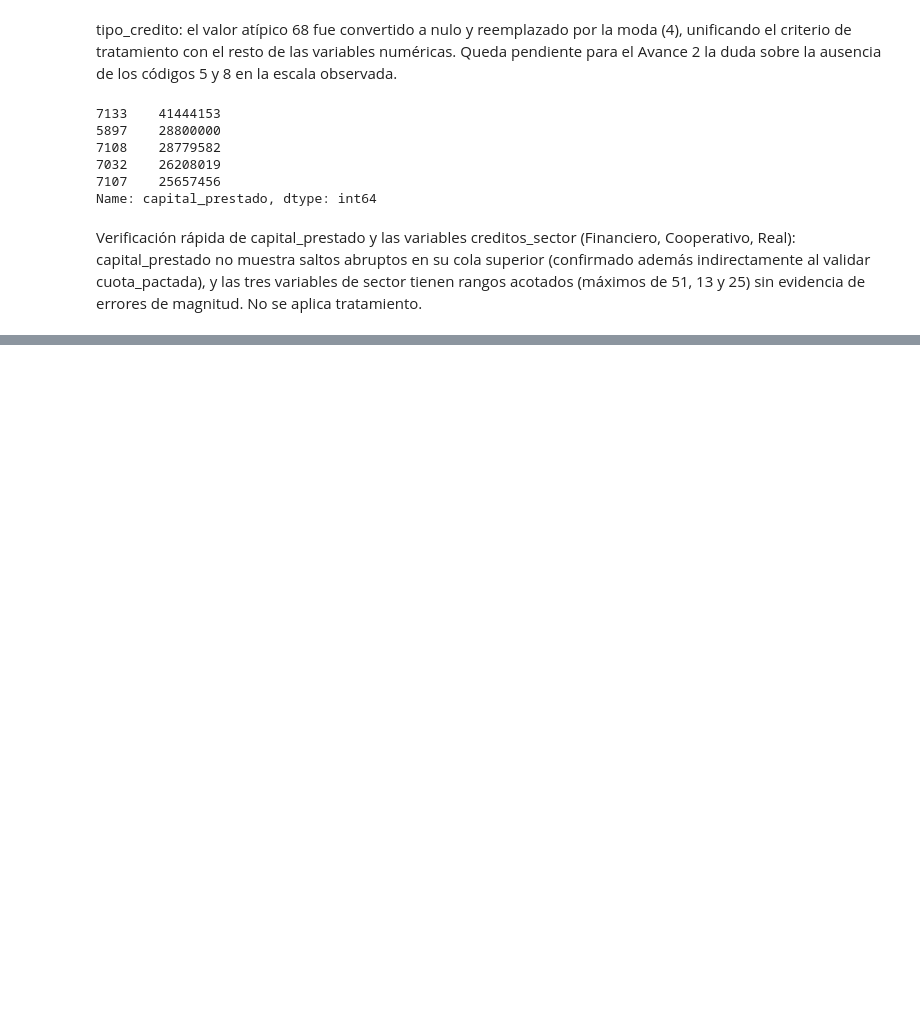
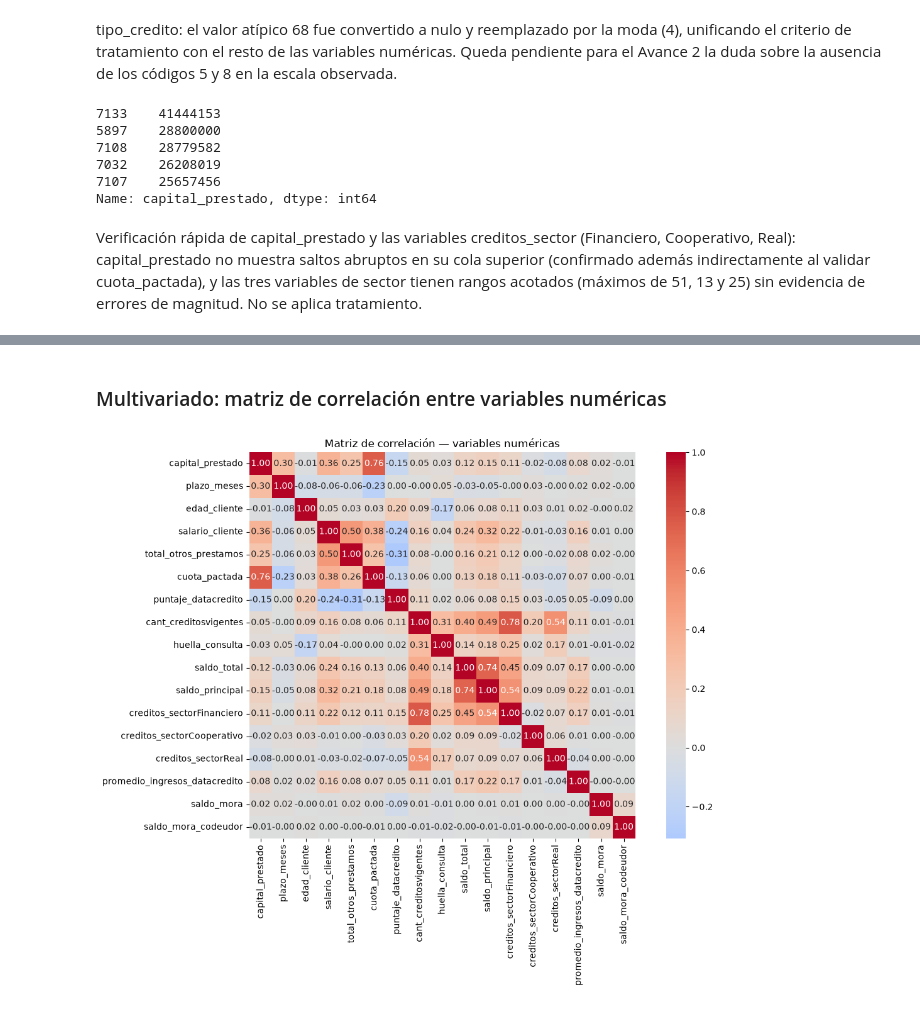
Before and after one commit to fdinelli/credit-risk-mlops, a Jupyter notebook: mlops_pipeline/src/comprension_eda.ipynb, the cells around one changed output, grey strips where cells are left out. Drawn from its saved outputs; the diff is of its cells as text; code cells hidden in the pictures; blank space fills up the shorter version.

Commit message:
feat: agrega analisis bivariado y multivariado al EDA (Avance 1)

```diff
--- a/mlops_pipeline/src/comprension_eda.ipynb
+++ b/mlops_pipeline/src/comprension_eda.ipynb
@@ -651,0 +658,10 @@ sin evidencia de errores de magnitud. No se aplica tratamiento.
+# %%
+numericas = ['capital_prestado', 'plazo_meses', 'edad_cliente', 'salario_cliente',
+             'total_otros_prestamos', 'cuota_pactada', 'puntaje_datacredito',
+             'cant_creditosvigentes', 'huella_consulta', 'saldo_total', 'saldo_principal',
+             'creditos_sectorFinanciero', 'creditos_sectorCooperativo', 'creditos_sectorReal',
+             'promedio_ingresos_datacredito', 'saldo_mora', 'saldo_mora_codeudor']
+
+tabla_bivariada = df.groupby('Pago_atiempo')[numericas].mean().T
+tabla_bivariada['diff_%'] = (tabla_bivariada[1] - tabla_bivariada[0]) / tabla_bivariada[0].abs() * 100
+tabla_bivariada.sort_values('diff_%', key=abs, ascending=False).round(2)
@@ -651,0 +731,14 @@ sin evidencia de errores de magnitud. No se aplica tratamiento.
+# %% [markdown]
+### Multivariado: matriz de correlación entre variables numéricas
+# %%
+import seaborn as sns
+import matplotlib.pyplot as plt
+
+plt.figure(figsize=(12, 9))
+corr = df[numericas].corr()
+sns.heatmap(corr, annot=True, fmt='.2f', cmap='coolwarm', center=0, square=True)
+plt.title('Matriz de correlación — variables numéricas')
+plt.tight_layout()
+plt.show()
+# %% [output]
+[figure, added]
```
Also changed, not shown: parts of 9 cells of this notebook, 1 other file.
